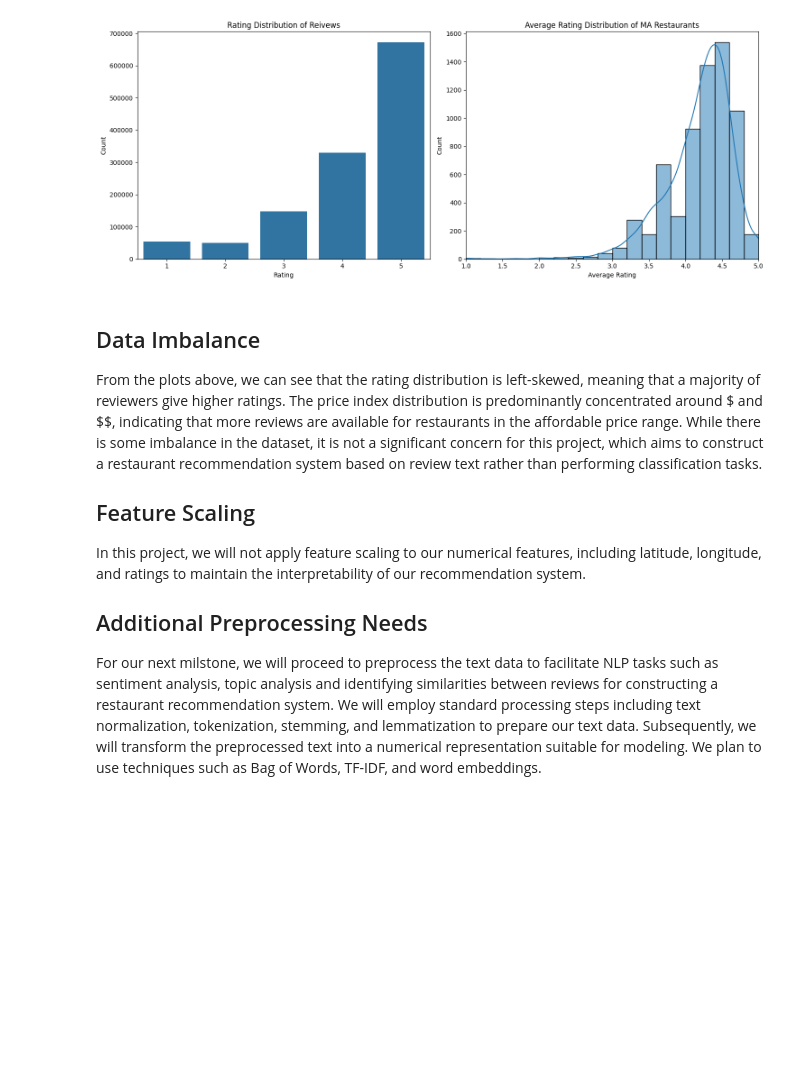
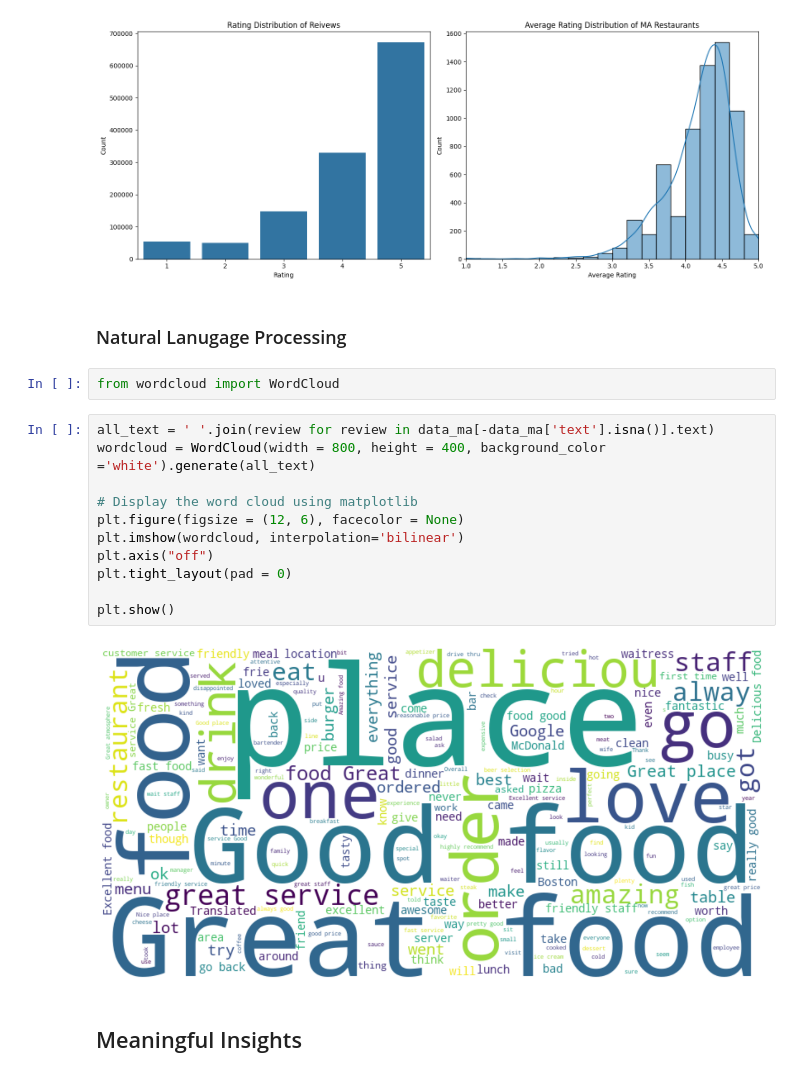
Before and after one commit to yuqinbailey/Restaurant-Rec-Google-Reviews, a Jupyter notebook: 3_EDA_Planning.ipynb, the cells around one changed output. Drawn from its saved outputs; the diff is of its cells as text; blank space fills up the shorter version.

Commit message:
add word cloud

```diff
--- a/3_EDA_Planning.ipynb
+++ b/3_EDA_Planning.ipynb
@@ -192,12 +178,22 @@ plt.tight_layout()
 plt.show()
 # %% [output]
 [figure]
-# %% [markdown]
-## Data Imbalance
-From the plots above, we can see that the rating distribution is left-skewed, meaning that a majority of reviewers give higher ratings. The price index distribution is predominantly concentrated around \$ and \$$, indicating that more reviews are available for restaurants in the affordable price range. While there is some imbalance in the dataset, it is not a significant concern for this project, which aims to construct a restaurant recommendation system based on review text rather than performing classification tasks.
-
-## Feature Scaling
-In this project, we will not apply feature scaling to our numerical features, including latitude, longitude, and ratings to maintain the interpretability of our recommendation system.
-
-## Additional Preprocessing Needs
-For our next milstone, we will proceed to preprocess the text data to facilitate NLP tasks such as sentiment analysis, topic analysis and identifying similarities between reviews for constructing a restaurant recommendation system. We will employ standard processing steps including text normalization, tokenization, stemming, and lemmatization to prepare our text data.  Subsequently, we will transform the preprocessed text into a numerical representation suitable for modeling. We plan to use techniques such as Bag of Words, TF-IDF, and word embeddings.
+# %% [markdown]
+### Natural Lanugage Processing
+# %%
+from wordcloud import WordCloud
+# %%
+all_text = ' '.join(review for review in data_ma[-data_ma['text'].isna()].text)
+wordcloud = WordCloud(width = 800, height = 400, background_color ='white').generate(all_text)
+
+# Display the word cloud using matplotlib
+plt.figure(figsize = (12, 6), facecolor = None)
+plt.imshow(wordcloud, interpolation='bilinear')
+plt.axis("off")
+plt.tight_layout(pad = 0)
+
+plt.show()
+# %% [output]
+[figure, added]
+# %% [markdown]
+## Meaningful Insights
```
Also changed, not shown: parts of 11 cells of this notebook.
